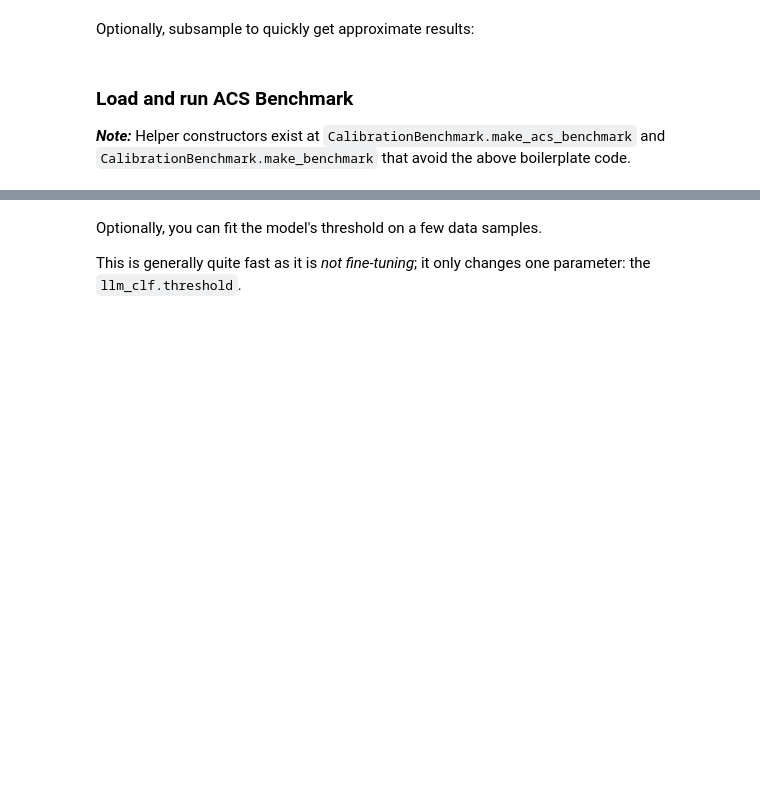
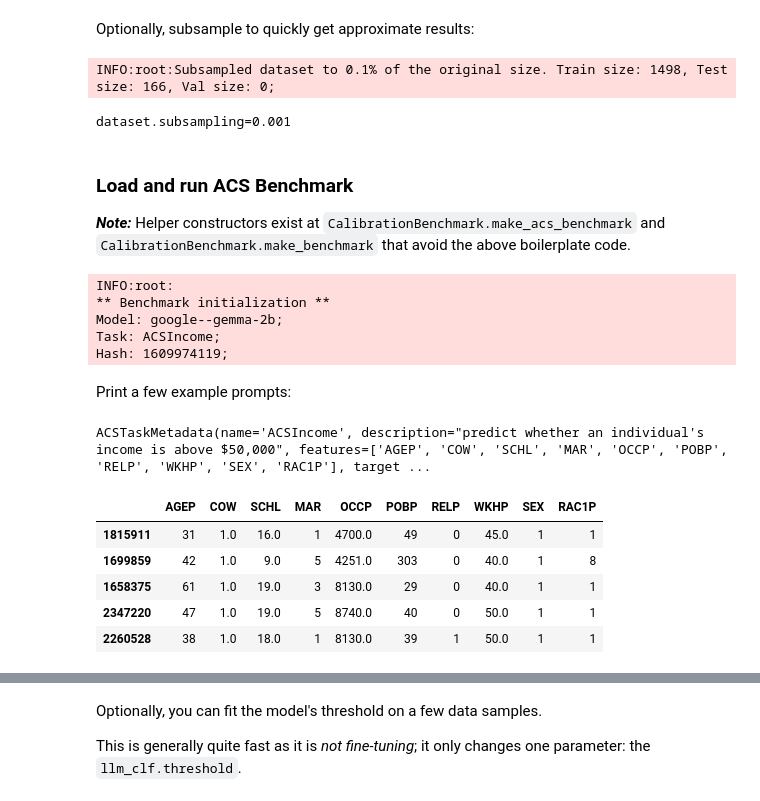
Before and after one commit to socialfoundations/folktexts, a Jupyter notebook: notebooks/run-benchmark.ipynb, the cells around one changed output, grey strips where cells are left out. Cells and saved outputs as stored; diff of their text form; code cells hidden in the pictures; blank space fills up the shorter version.

```diff
--- a/notebooks/run-benchmark.ipynb
+++ b/notebooks/run-benchmark.ipynb
@@ -30,8 +32,7 @@ Other configs:
 # MODEL_NAME = "meta-llama/Meta-Llama-3-8B-Instruct"
 MODEL_NAME = "google/gemma-2b"    # NOTE: this is among the smallest models
 
-# TASK_NAME = "ACSIncome"
-TASK_NAME = "ACSHealthInsurance-test"
+TASK_NAME = "ACSIncome"
 
 RESULTS_ROOT_DIR = ROOT_DIR / "folktexts-results"
 # %%
@@ -62,4 +72,4 @@ llm_clf = LLMClassifier(
 # %%
 %%time
 from folktexts.acs import ACSDataset
-dataset = ACSDataset(task=task, cache_dir=DATA_DIR)
+dataset = ACSDataset.make_from_task(task=task, cache_dir=DATA_DIR)
@@ -66,8 +80,11 @@ dataset = ACSDataset(task=task, cache_dir=DATA_DIR)
 # %% [markdown]
 Optionally, subsample to quickly get approximate results:
 # %%
-dataset = dataset.subsample(0.1)
+dataset.subsample(0.001)
 print(f"{dataset.subsampling=}")
+# %% [output]
+INFO:root:Subsampled dataset to 0.1% of the original size. Train size: 1498, Test size: 166, Val size: 0;
+dataset.subsampling=0.001
 # %% [markdown]
 ### Load and run ACS Benchmark
 
@@ -80,3 +97,25 @@ bench = CalibrationBenchmark(
     dataset=dataset,
     config=BenchmarkConfig.default_config(),
 )
+# %% [output]
+INFO:root:
+** Benchmark initialization **
+Model: google--gemma-2b;
+Task: ACSIncome;
+Hash: 1609974119;
+# %% [markdown]
+Print a few example prompts:
+# %%
+dataset.task
+# %% [output]
+ACSTaskMetadata(name='ACSIncome', description="predict whether an individual's income is above $50,000", features=['AGEP', 'COW', 'SCHL', 'MAR', 'OCCP', 'POBP', 'RELP', 'WKHP', 'SEX', 'RAC1P'], target ...
+# %%
+X_sample, _y_sample = dataset.sample_n_train_examples(n=5)
+X_sample
+# %% [output]
+|  | AGEP | COW | SCHL | MAR | OCCP | POBP | RELP | WKHP | SEX | RAC1P |
+| 1815911 | 31 | 1.0 | 16.0 | 1 | 4700.0 | 49 | 0 | 45.0 | 1 | 1 |
+| 1699859 | 42 | 1.0 | 9.0 | 5 | 4251.0 | 303 | 0 | 40.0 | 1 | 8 |
+| 1658375 | 61 | 1.0 | 19.0 | 3 | 8130.0 | 29 | 0 | 40.0 | 1 | 1 |
+| 2347220 | 47 | 1.0 | 19.0 | 5 | 8740.0 | 40 | 0 | 50.0 | 1 | 1 |
+| 2260528 | 38 | 1.0 | 18.0 | 1 | 8130.0 | 39 | 1 | 50.0 | 1 | 1 |
```
Also changed, not shown: parts of 9 cells of this notebook, 3 other files.
